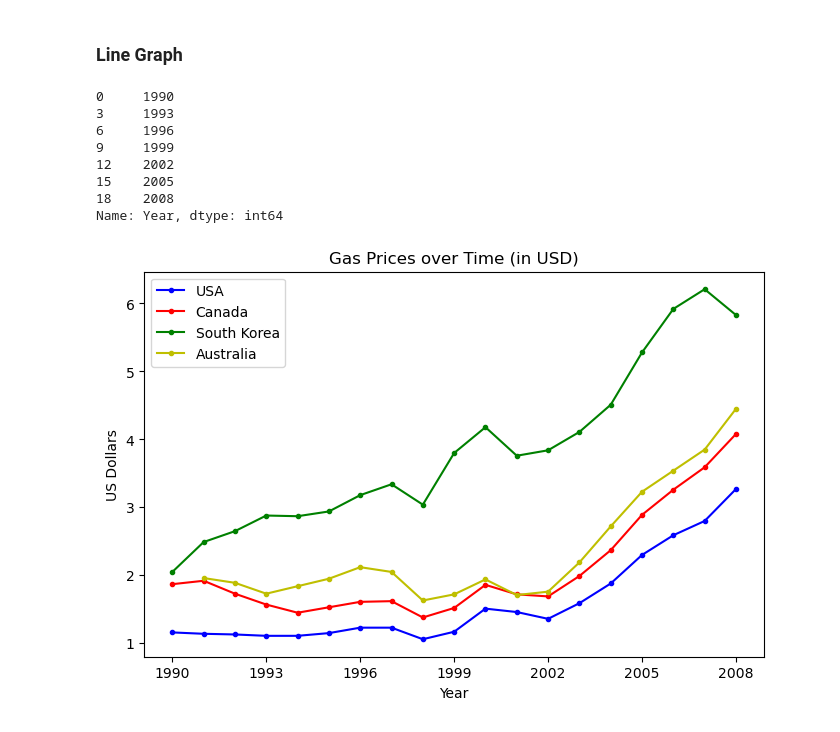
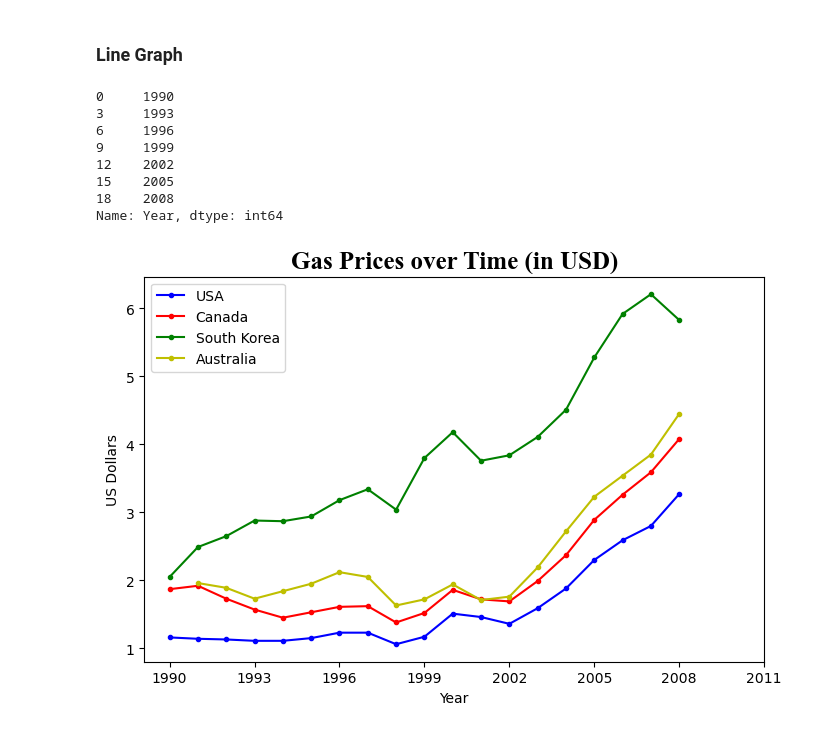
Before and after one commit to pernebay-arailym/Project_12_Visualization_Pandas_Matplotlib, a Jupyter notebook: Matplotlib_Pandas.ipynb, the cells around one changed output. Cells and saved outputs as stored; diff of their text form; code cells hidden in the pictures.

```diff
--- a/Matplotlib_Pandas.ipynb
+++ b/Matplotlib_Pandas.ipynb
@@ -11,32 +11,37 @@ import pandas as pd
 # %%
 gas = pd.read_csv('gas_prices.csv')
 
 plt.figure(figsize=(8,5))
 
-plt.title('Gas Prices over Time (in USD)')
+plt.title('Gas Prices over Time (in USD)', fontdict={'fontweight': 'bold', 'fontsize':'18', 'fontname':'Times New Roman' })
 
 plt.plot(gas.Year, gas.USA, 'b.-', label='USA')
 plt.plot(gas.Year, gas.Canada, 'r.-', label='Canada')
 plt.plot(gas.Year, gas['South Korea'], 'g.-', label='South Korea')
 plt.plot(gas.Year, gas.Australia, 'y.-', label='Australia')
 
+#Another way to plot many values!
+#countries_to_look_at=['Australia', 'USA', 'Canada', 'South Korea']
+#for country in countries_to_look_at:
+       # plt.plot(gas.Year, gas[country], marker='.')
+
 print(gas.Year[::3])
 
-plt.xticks(gas.Year[::3])
+plt.xticks(gas.Year[::3].tolist()+[2011])
 
 plt.xlabel('Year')
 plt.ylabel('US Dollars')
 
 plt.legend()
 
 plt.show()
 # %% [output]
 0     1990
 3     1993
 6     1996
 9     1999
 12    2002
 15    2005
 18    2008
 Name: Year, dtype: int64
-[figure, old version]
+[figure, new version]
```
